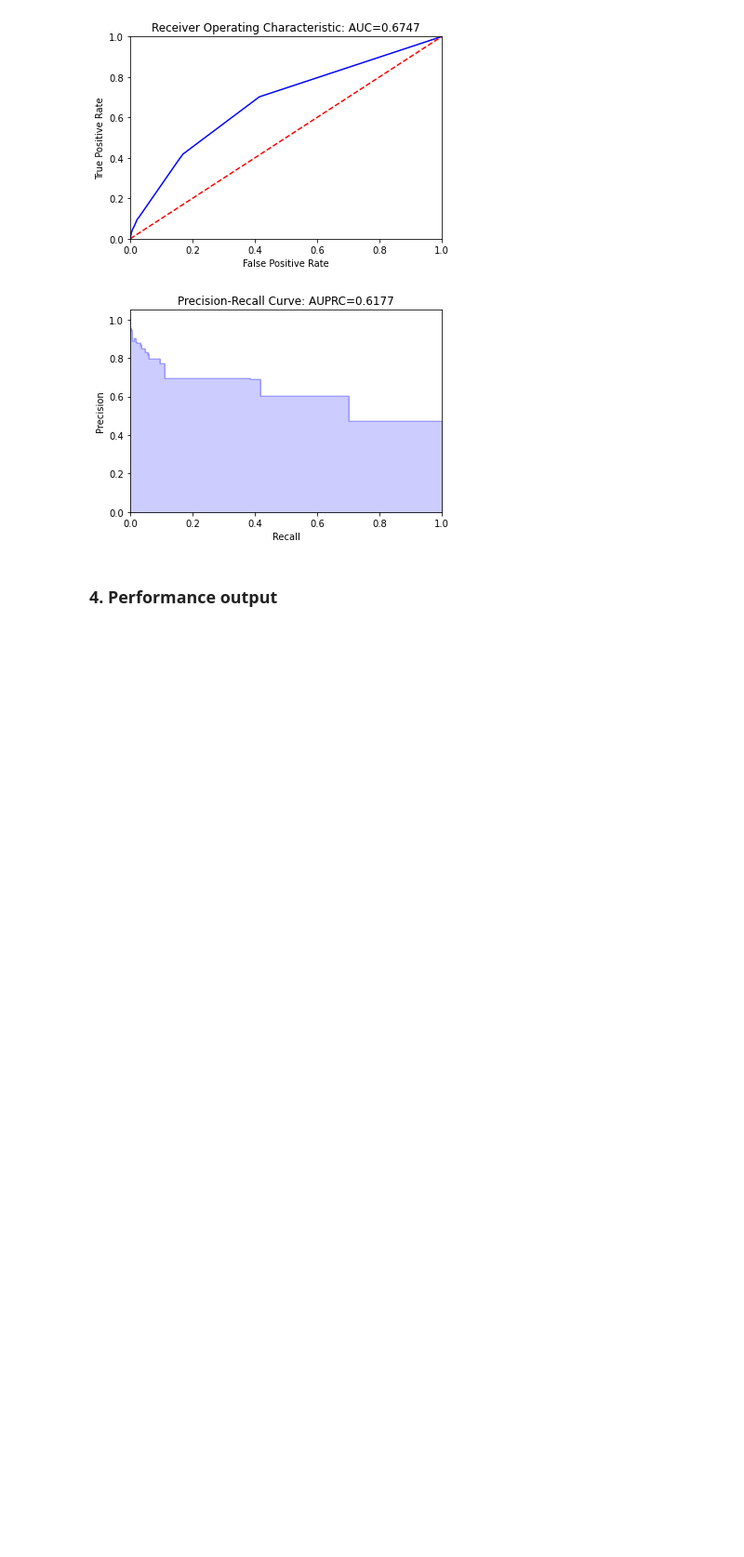
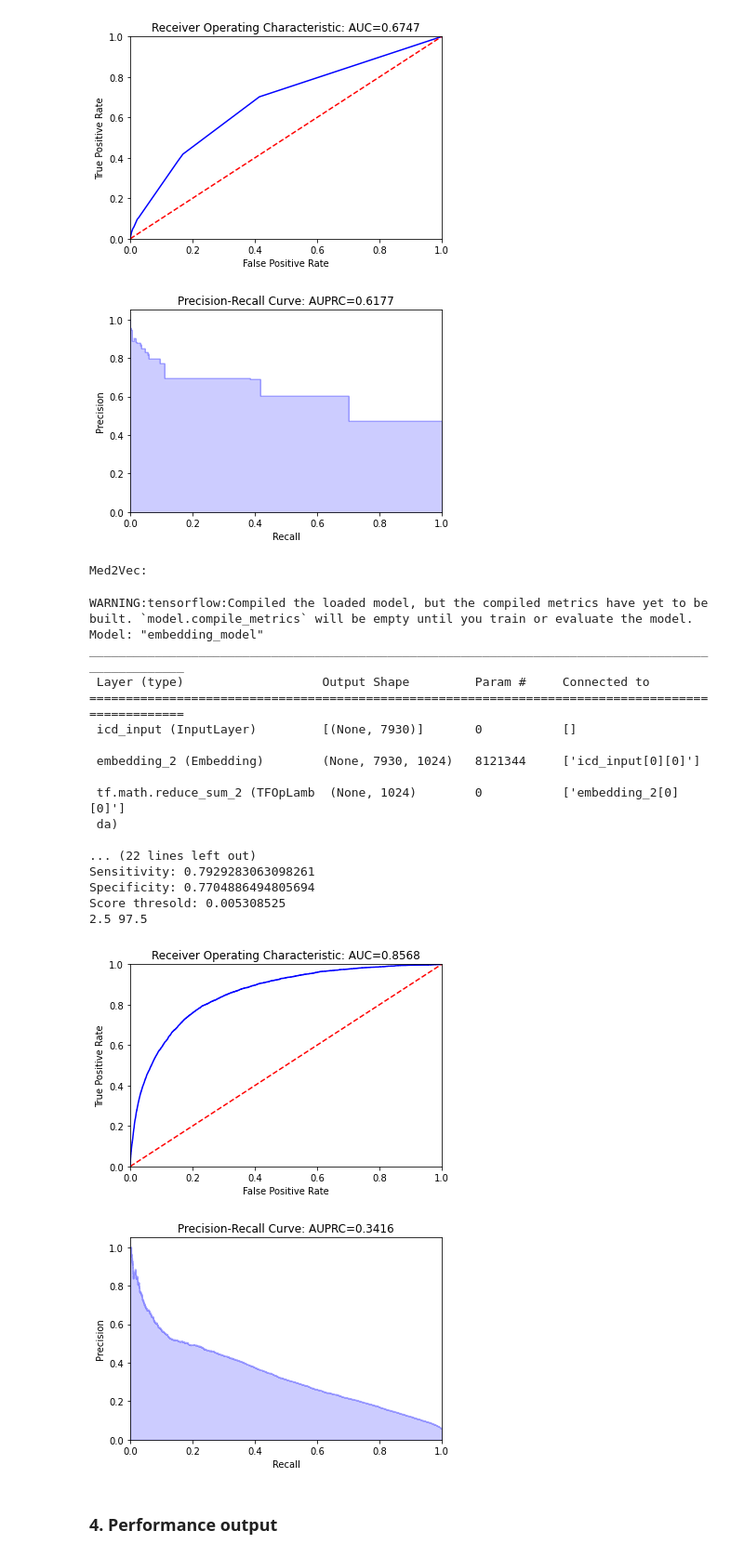
Before and after one commit to nliulab/mimic4ed-benchmark, a Jupyter notebook: Benchmark_scripts/Model_hospitalization_triage.ipynb, the cells around one changed output. Shown at 93% size. Cells and saved outputs as stored; diff of their text form; code cells hidden in the pictures; blank space fills up the shorter version.

Commit message:
add med2vec and extract_master_dataset

```diff
--- a/Benchmark_scripts/Model_hospitalization_triage.ipynb
+++ b/Benchmark_scripts/Model_hospitalization_triage.ipynb
@@ -342,3 +348,63 @@ Score thresold: 4
+# %%
+print("Med2Vec:")
+version = 'v10'
+batch_size=200
+vocabulary = vocabulary_map[version]
+df_icd_encode = pd.read_csv(os.path.join(path, 'icd_list_dataset_'+version+'.csv'))
+df_train_embed = pd.merge(df_train, df_icd_encode[['stay_id', 'icd_encoded_list']], how='left', on='stay_id')
+df_test_embed = pd.merge(df_test, df_icd_encode[['stay_id', 'icd_encoded_list']], how='left', on='stay_id')
+
+train_gen, test_gen = setup_embedding_data(df_train_embed, df_test_embed, X_train, y_train, X_test, y_test, batch_size)
+# %% [output]
+Med2Vec:
+# %%
+load_model = "embedding_hospitalization_"+version # To train from scratch, set load_model to None
+save_model = "embedding_hospitalization_"+version
+
+if load_model:
+        model = keras.models.load_model(load_model)
+else:
+        model = create_embedding_model(vocabulary, len(variable))
+model.summary()
+model.compile(loss='binary_crossentropy',
+        optimizer=optimizers.Adam(learning_rate=0.001, decay=0.01),
+        metrics=['accuracy', 'AUC', {'aucpr': metrics.AUC(name='aucpr', curve='PR')},
+                    'TruePositives', 'TrueNegatives', 'Precision', 'Recall'])
+runtime = 1063.299
+if not load_model:
+        start = time.time()
+        model.fit(train_gen, epochs=100, class_weight={1:ratio, 0:1}, verbose=0)
+        runtime = time.time()-start
+        print('Training time:', runtime, 'seconds')
+if save_model:
+        keras.models.save_model(model, save_model)
+output = model.predict(test_gen)
+result = PlotROCCurve(output,y_test, ci=confidence_interval, random_seed=random_seed)
+
+results = ["Med2Vec"]
+results.extend(result)
+results.append(runtime)
+result_list.append(results)
+# %% [output]
+WARNING:tensorflow:Compiled the loaded model, but the compiled metrics have yet to be built. `model.compile_metrics` will be empty until you train or evaluate the model.
+Model: "embedding_model"
+__________________________________________________________________________________________________
+ Layer (type)                   Output Shape         Param #     Connected to
+==================================================================================================
+ icd_input (InputLayer)         [(None, 7930)]       0           []
+
+ embedding_2 (Embedding)        (None, 7930, 1024)   8121344     ['icd_input[0][0]']
+
+ tf.math.reduce_sum_2 (TFOpLamb  (None, 1024)        0           ['embedding_2[0][0]']
+ da)
+
+... (22 lines left out)
+Sensitivity: 0.7929283063098261
+Specificity: 0.7704886494805694
+Score thresold: 0.005308525
+2.5 97.5
+[figure, added]
+[figure, added]
 # %% [markdown]
 ### 4. Performance output
 # %%
```
Also changed, not shown: parts of 1 cell of this notebook, 3 other files.
